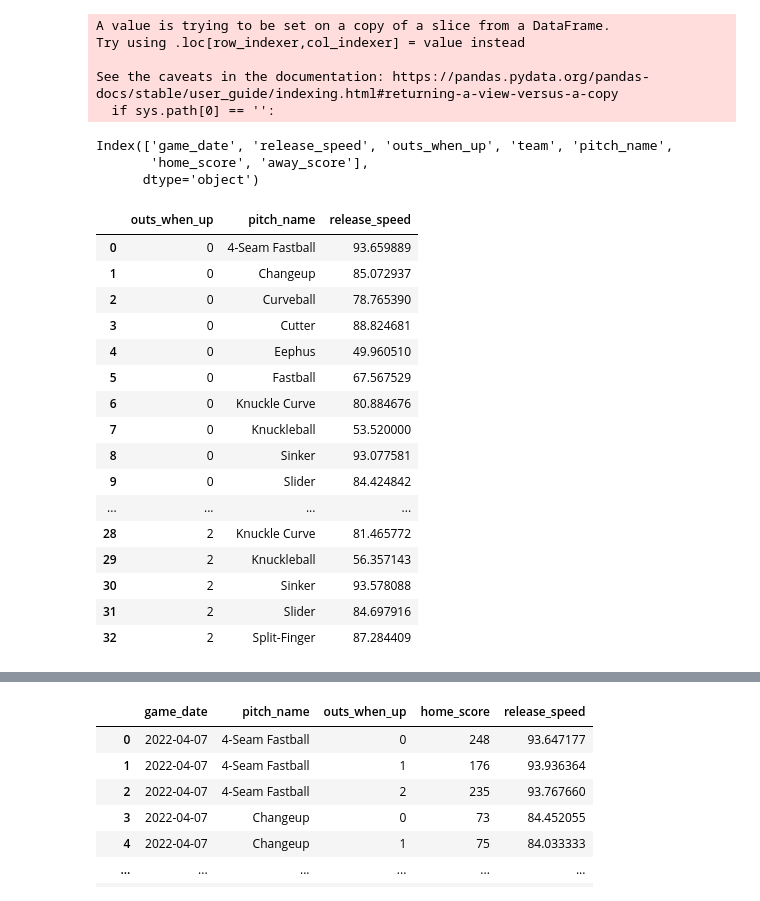
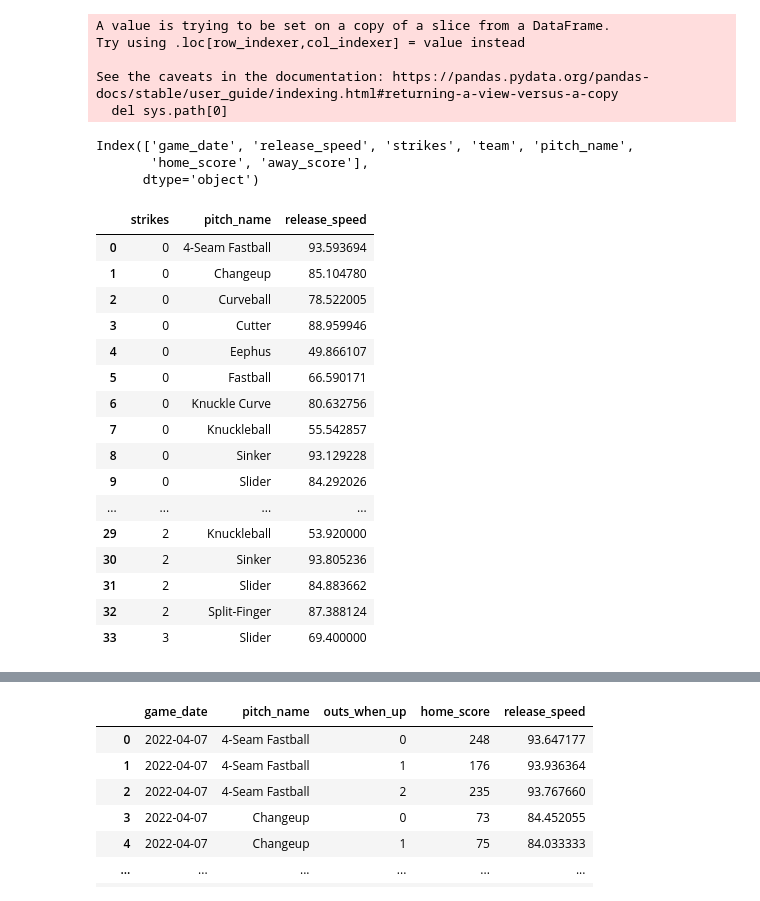
Before and after one commit to arridani/w209-final, a Jupyter notebook: notebooks/hypothesis4_eda.ipynb, the cells around one changed output, grey strips where cells are left out. Cells and saved outputs as stored; diff of their text form; code cells hidden in the pictures.

```diff
--- a/notebooks/hypothesis4_eda.ipynb
+++ b/notebooks/hypothesis4_eda.ipynb
@@ -7,9 +7,9 @@ import seaborn as sns
 from tqdm import tqdm
 plt.style.use('ggplot')
 # %%
-df = pd.read_csv('../data/statcast_04_04_2022_10_03_2022.csv')
+df = pd.read_csv('../data/statcast_full_season.csv')
 
-df['team'] = [row['away_team'] if row['inning_topbot'] == 'Top' else row['home_team'] for index,row in df.iterrows()]
+df['team'] = [row['home_team'] if row['inning_topbot'] == 'Top' else row['away_team'] for index,row in df.iterrows()]
 df.columns
 # %% [output]
 Index(['pitch_type', 'game_date', 'release_speed', 'release_pos_x',
@@ -32,46 +32,49 @@ Index(['pitch_type', 'game_date', 'release_speed', 'release_pos_x',
 # %%
 # filter columns
 columns = ['game_date',
 #            'player_name', 'batter', 'pitcher',
 #        'stand', 'p_throws', 'home_team', 'away_team',
            'release_speed',
-       'outs_when_up',
+           'strikes',
+#        'outs_when_up',
 #            'inning', 'inning_topbot',
          'team',  'pitch_name',
        'home_score', 'away_score'
           ]
 filtered = df[columns]
 filtered['game_date'] = pd.to_datetime(filtered.game_date)
 print(filtered.columns)
 # filtered.to_csv('../data/hypothesis_4.csv')
 # filtered
-df.groupby(['outs_when_up', 'pitch_name']).count()['pitch_type'].reset_index()
-df.groupby(['outs_when_up', 'pitch_name']).mean()['release_speed'].reset_index()
+df.groupby(['strikes', 'pitch_name']).count()['pitch_type'].reset_index()
+df.groupby(['strikes', 'pitch_name']).mean()['release_speed'].reset_index()
+# df.groupby(['outs_when_up', 'pitch_name']).count()['pitch_type'].reset_index()
+# df.groupby(['outs_when_up', 'pitch_name']).mean()['release_speed'].reset_index()
 # %% [output]
 A value is trying to be set on a copy of a slice from a DataFrame.
 Try using .loc[row_indexer,col_indexer] = value instead
 
 See the caveats in the documentation: https://pandas.pydata.org/pandas-docs/stable/user_guide/indexing.html#returning-a-view-versus-a-copy
-  if sys.path[0] == '':
+  del sys.path[0]
-Index(['game_date', 'release_speed', 'outs_when_up', 'team', 'pitch_name',
+Index(['game_date', 'release_speed', 'strikes', 'team', 'pitch_name',
        'home_score', 'away_score'],
       dtype='object')
-|  | outs_when_up | pitch_name | release_speed |
-| 0 | 0 | 4-Seam Fastball | 93.659889 |
-| 1 | 0 | Changeup | 85.072937 |
-| 2 | 0 | Curveball | 78.765390 |
-| 3 | 0 | Cutter | 88.824681 |
-| 4 | 0 | Eephus | 49.960510 |
-| 5 | 0 | Fastball | 67.567529 |
-| 6 | 0 | Knuckle Curve | 80.884676 |
-| 7 | 0 | Knuckleball | 53.520000 |
-| 8 | 0 | Sinker | 93.077581 |
-| 9 | 0 | Slider | 84.424842 |
+|  | strikes | pitch_name | release_speed |
+| 0 | 0 | 4-Seam Fastball | 93.593694 |
+| 1 | 0 | Changeup | 85.104780 |
+| 2 | 0 | Curveball | 78.522005 |
+| 3 | 0 | Cutter | 88.959946 |
+| 4 | 0 | Eephus | 49.866107 |
+| 5 | 0 | Fastball | 66.590171 |
+| 6 | 0 | Knuckle Curve | 80.632756 |
+| 7 | 0 | Knuckleball | 55.542857 |
+| 8 | 0 | Sinker | 93.129228 |
+| 9 | 0 | Slider | 84.292026 |
 | ... | ... | ... | ... |
-| 28 | 2 | Knuckle Curve | 81.465772 |
-| 29 | 2 | Knuckleball | 56.357143 |
-| 30 | 2 | Sinker | 93.578088 |
-| 31 | 2 | Slider | 84.697916 |
-| 32 | 2 | Split-Finger | 87.284409 |
+| 29 | 2 | Knuckleball | 53.920000 |
+| 30 | 2 | Sinker | 93.805236 |
+| 31 | 2 | Slider | 84.883662 |
+| 32 | 2 | Split-Finger | 87.388124 |
+| 33 | 3 | Slider | 69.400000 |
 # %%
 # new_filter = filtered.groupby(['game_date', 'pitch_name', 'outs_when_up']).count()['home_score'].reset_index()
```
Also changed, not shown: parts of 2 cells of this notebook, 2 other files.
